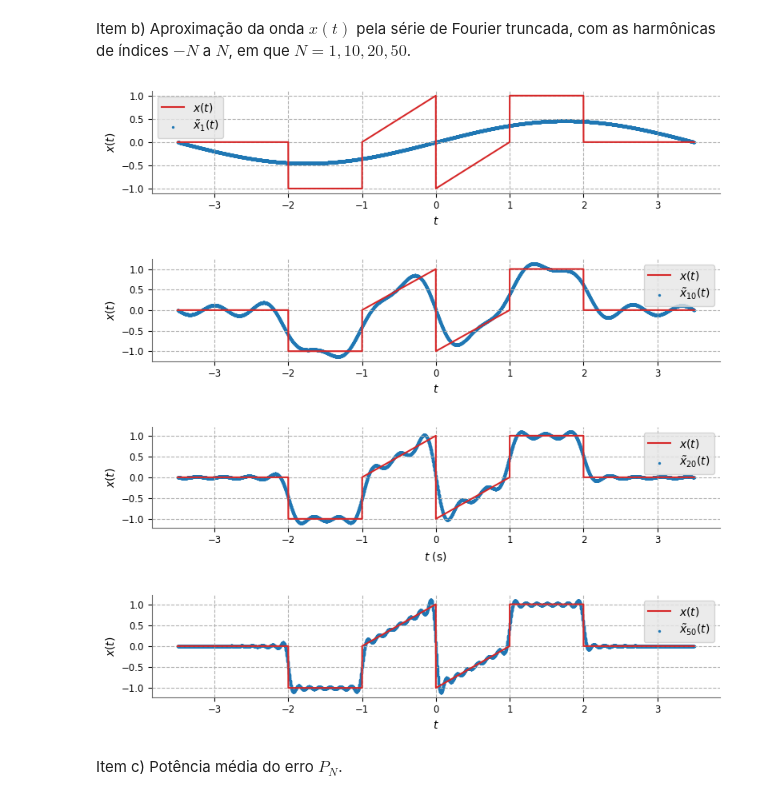
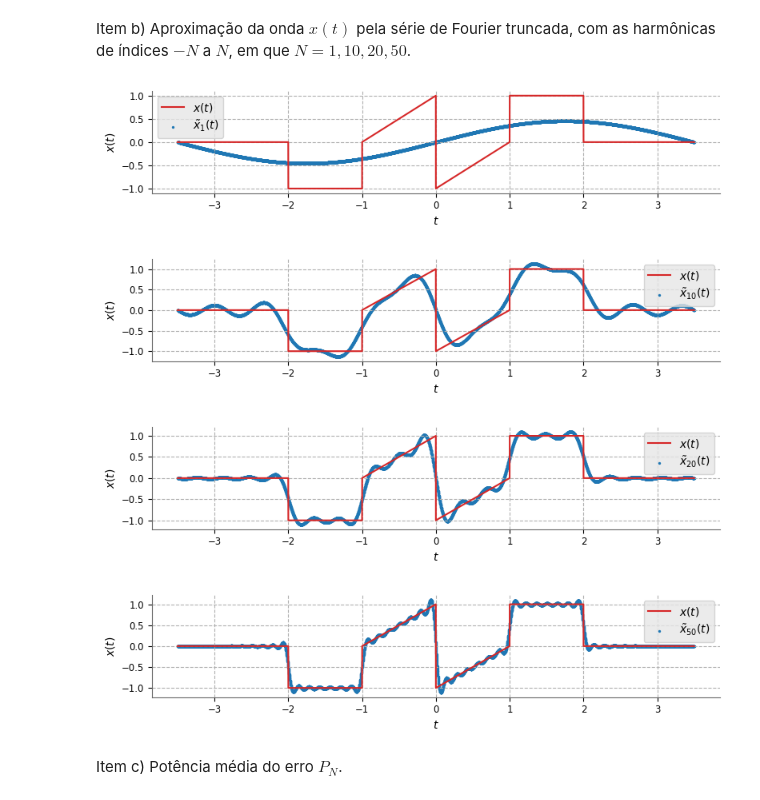
Before and after one commit to leticialopesms/EA614, a Jupyter notebook: atividade02/atividade02.ipynb, the cells around one changed output. Drawn from its saved outputs; the diff is of its cells as text; code cells hidden in the pictures.

Commit message:
Modificando plot de x_N

```diff
--- a/atividade02/atividade02.ipynb
+++ b/atividade02/atividade02.ipynb
@@ -62,51 +62,29 @@ def x_fourier(t, N):
         x += a_k*np.exp(1j*omega*t)
     return x
 
-x1 = x_fourier(t, 1)
-x10 = x_fourier(t, 10)
-x20 = x_fourier(t, 20)
-x50 = x_fourier(t, 50)
+x_1 = x_fourier(t, 1)
+x_10 = x_fourier(t, 10)
+x_20 = x_fourier(t, 20)
+x_50 = x_fourier(t, 50)
-# %%
-# N = 1
-plt.plot(t, x_t, color='tab:red', label=r'$x(t)$')
-plt.scatter(x=t, y=x1.real, s=2, color='tab:blue', label=r'$\tilde{x}_{1} (t)$')
-plt.xlabel('$t$')
-plt.ylabel('$x(t)$')
-plt.grid(True)
-plt.legend()
-plt.show()
-
-# N = 10
-plt.plot(t, x_t, color='tab:red', label=r'$x(t)$')
-plt.scatter(x=t, y=x10.real, s=2, color='tab:blue', label=r'$\tilde{x}_{10} (t)$')
-plt.xlabel('$t$')
-plt.ylabel('$x(t)$')
-plt.grid(True)
-plt.legend()
-plt.show()
-
-# N = 20
-plt.plot(t, x_t, color='tab:red', label=r'$x(t)$')
-plt.scatter(x=t, y=x20.real, s=2, color='tab:blue', label=r'$\tilde{x}_{20} (t)$')
-plt.xlabel('$t$ (s)')
-plt.ylabel('$x(t)$')
-plt.grid(True)
-plt.legend()
-plt.show()
-
-# N = 50
-plt.plot(t, x_t, color='tab:red', label=r'$x(t)$')
-plt.scatter(x=t, y=x50.real, s=2, color='tab:blue', label=r'$\tilde{x}_{50} (t)$')
-plt.xlabel('$t$')
-plt.ylabel('$x(t)$')
-plt.grid(True)
-plt.legend()
-plt.show()
-# %% [output]
-[figure, removed]
-[figure, removed]
-[figure, removed]
-[figure, removed]
+# %%
+def plot_x_N(x_N, N):
+    plt.plot(t, x_t, color='tab:red', label=r'$x(t)$')
+    plt.scatter(x=t, y=x_N.real, s=2, color='tab:blue', label=rf'$\tilde{{x}}_{{{N}}} (t)$')
+    plt.xlabel(r'$t$')
+    plt.ylabel(r'$x(t)$')
+    plt.grid(True)
+    plt.legend()
+    plt.show()
+
+plot_x_N(x_1, 1)     # N = 1
+plot_x_N(x_10, 10)   # N = 10
+plot_x_N(x_20, 20)   # N = 20
+plot_x_N(x_50, 50)   # N = 50
+# %% [output]
+[figure, added]
+[figure, added]
+[figure, added]
+[figure, added]
 # %% [markdown]
 Item c) Potência média do erro $P_N$.
 # %%
```
Also changed, not shown: parts of 2 cells of this notebook.
